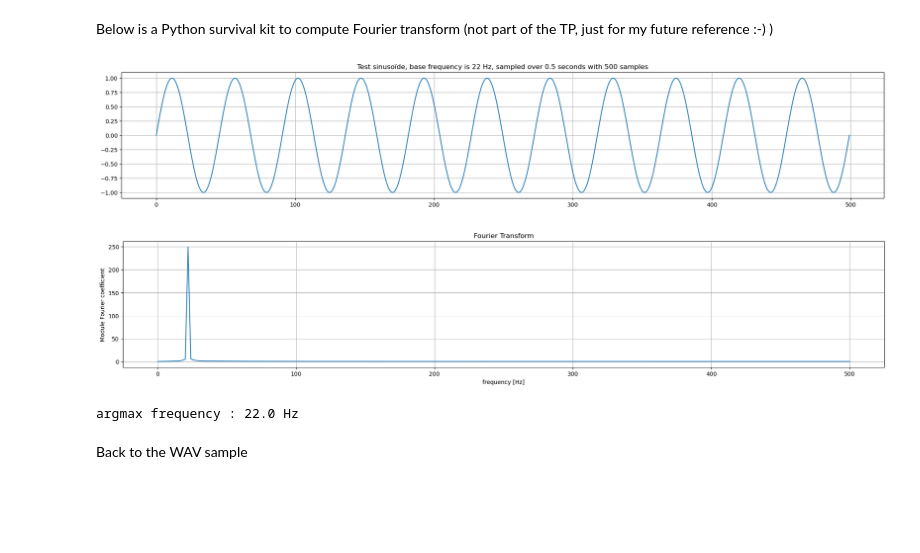
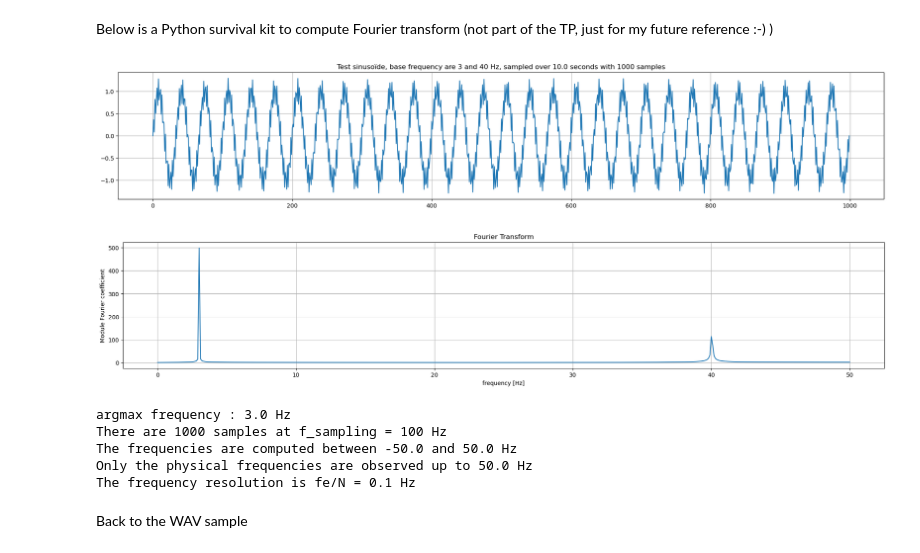
Before and after one commit to BenjaminDeporte/MVA, a Jupyter notebook: DLTS/Deporte_dlts-tp1.ipynb, the cells around one changed output. Cells and saved outputs as stored; diff of their text form; code cells hidden in the pictures; blank space fills up the shorter version.

```diff
--- a/DLTS/Deporte_dlts-tp1.ipynb
+++ b/DLTS/Deporte_dlts-tp1.ipynb
@@ -102,39 +102,54 @@ Below is a Python survival kit to compute Fourier transform (not part of the TP,
 # %%
 # import specific functions for FFT
 from scipy.fft import rfft, rfftfreq
 
 # paramètres of the test sinusoïde
-N = 500  # number of samples
-fe = 1000 # fréquence échantillonage
+N = 1000  # number of samples
+fe = 100 # fréquence échantillonage
 duration = N/fe  # durée du signal
 
 # generate sinusoïde
-f = 22  # sine wave frequency in hz
-x = np.sin(2*np.pi*f*np.linspace(start=0, stop=duration, num=N))
+f1 = 3  # sine wave frequency in hz
+f2 = 40  # sine wave 2
+x = 1*np.sin(2*np.pi*f1*np.linspace(start=0, stop=duration, num=N)) + 0.3*np.sin(2*np.pi*f2*np.linspace(start=0, stop=duration, num=N))
 fig, ax = plt.subplots(figsize=(24,4))
 ax.plot(x)
 ax.grid(True)
-ax.set_title(f'Test sinusoïde, base frequency is {f} Hz, sampled over {duration} seconds with {N} samples')
+ax.set_title(f'Test sinusoïde, base frequency are {f1} and {f2} Hz, sampled over {duration} seconds with {N} samples')
 
 # transformée de Fourier
 # NB : rfft et rfftfreq travaillent sur 0:N//2, ie fréquences positives
 yf = rfft(x)   # calcule les coefficients complexes
 xf = rfftfreq(N) # calcule les fréquences correspondantes
+
+# xf[k] is the DFT for the physical frequency k*fe/N (with -N/2 <= k <= N/2)
+# one can only observe up to fe/2 (Nyquist theorem)
+# ===> we observe between -fe/2 and fe/2 with resolution fe/N
 
 fig, ax = plt.subplots(figsize=(24,4))
 ax.plot(xf * fe, np.abs(yf))  # Noter le *fe pour retrouver le domaine de fréquence originel, et le module complexe de yf
 ax.set_title(f'Fourier Transform')
 ax.set_xlabel('frequency [Hz]')
 ax.set_ylabel('Module Fourier coefficient')
 ax.grid(True)
 plt.show()
 
 # vérification :-)
 print(f'argmax frequency : {xf[np.argmax(np.abs(yf))] * fe} Hz')
+
+# shapes
+print(f'There are {N} samples at f_sampling = {fe} Hz')
+print(f'The frequencies are computed between {-fe/2} and {fe/2} Hz')
+print(f'Only the physical frequencies are observed up to {fe/2} Hz')
+print(f'The frequency resolution is fe/N = {fe/N} Hz')
 # %% [output]
-[figure, old version]
+[figure, new version]
-[figure, old version]
+[figure, new version]
-argmax frequency : 22.0 Hz
+argmax frequency : 3.0 Hz
+There are 1000 samples at f_sampling = 100 Hz
+The frequencies are computed between -50.0 and 50.0 Hz
+Only the physical frequencies are observed up to 50.0 Hz
+The frequency resolution is fe/N = 0.1 Hz
 # %% [markdown]
 Back to the WAV sample
 # %%
```
Also changed, not shown: parts of 9 cells of this notebook.
